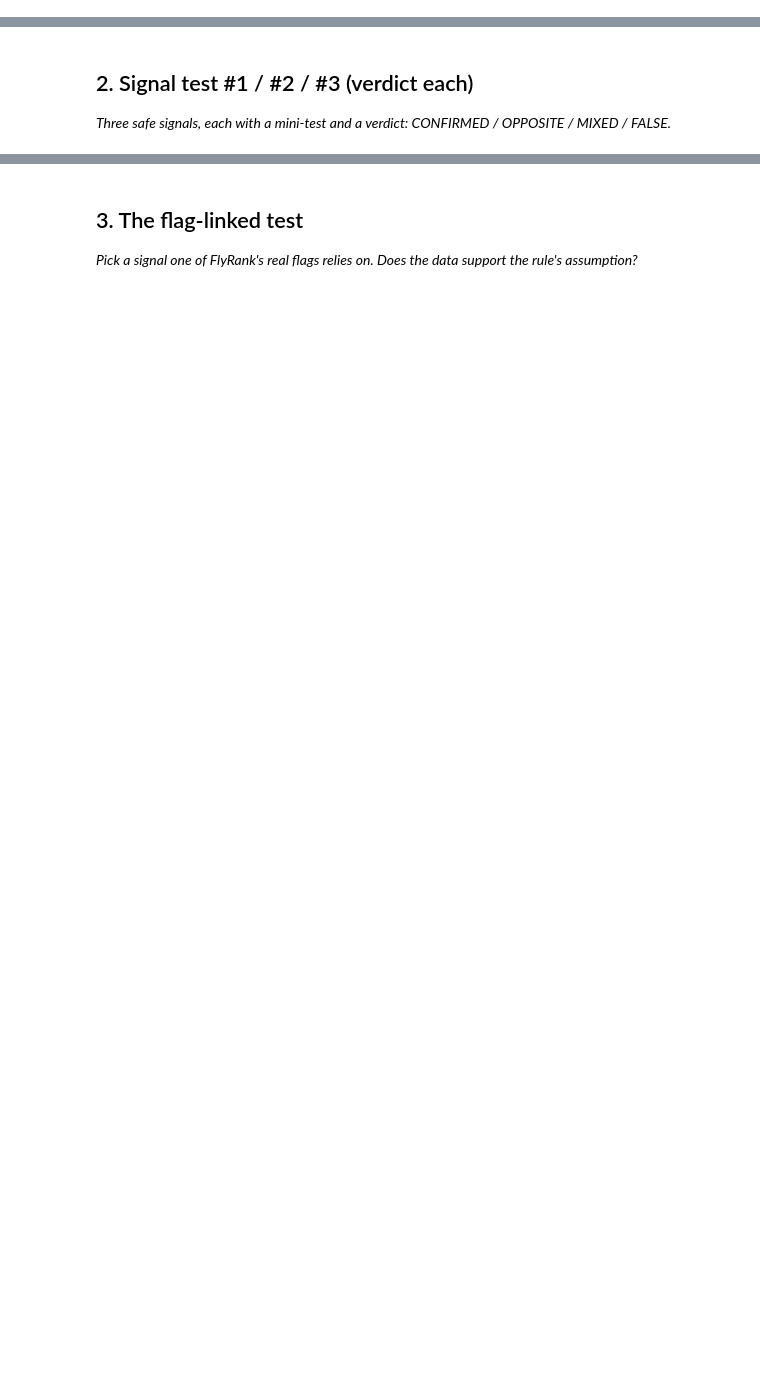
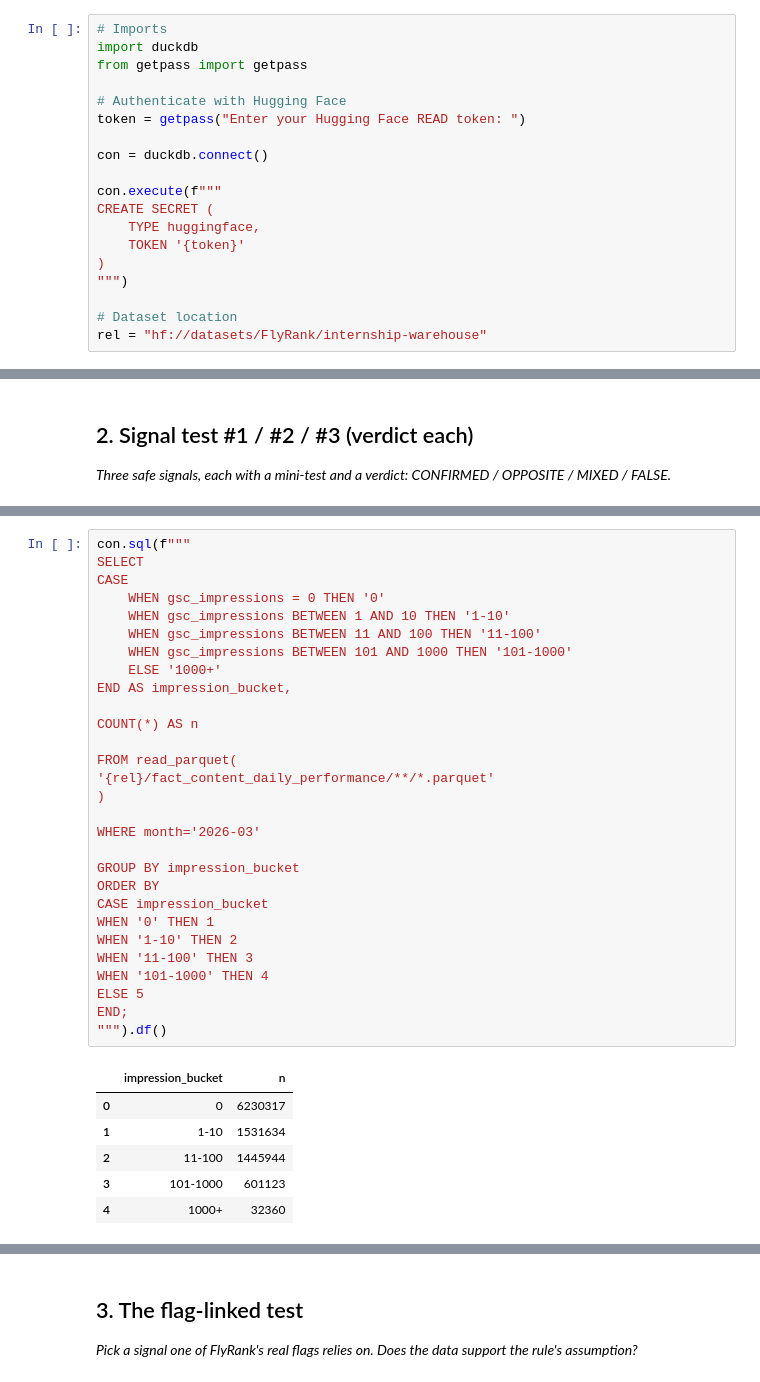
Before and after one commit to ShubhamSnSharma/flyrank-ml-internship, a Jupyter notebook: work/notebooks/w04_signal_audit.ipynb, the cells around one changed output, grey strips where cells are left out. Drawn from its saved outputs; the diff is of its cells as text; blank space fills up the shorter version.

```diff
--- a/work/notebooks/w04_signal_audit.ipynb
+++ b/work/notebooks/w04_signal_audit.ipynb
@@ -6,3 +6,22 @@
 This skeleton is yours to fill. Work the sections **in order** — each one has a one-line hint. Simple words, honest numbers.
 
 > Working with an AI assistant? Tell it to read `skills/README.md` first and load the one skill this assignment names on its card.
+# %%
+# Imports
+import duckdb
+from getpass import getpass
+
+# Authenticate with Hugging Face
+token = getpass("Enter your Hugging Face READ token: ")
+
+con = duckdb.connect()
+
+con.execute(f"""
+CREATE SECRET (
+    TYPE huggingface,
+    TOKEN '{token}'
+)
+""")
+
+# Dataset location
+rel = "hf://datasets/FlyRank/internship-warehouse"
@@ -16,0 +135,36 @@ This skeleton is yours to fill. Work the sections **in order** — each one has
+# %%
+con.sql(f"""
+SELECT
+CASE
+    WHEN gsc_impressions = 0 THEN '0'
+    WHEN gsc_impressions BETWEEN 1 AND 10 THEN '1-10'
+    WHEN gsc_impressions BETWEEN 11 AND 100 THEN '11-100'
+    WHEN gsc_impressions BETWEEN 101 AND 1000 THEN '101-1000'
+    ELSE '1000+'
+END AS impression_bucket,
+
+COUNT(*) AS n
+
+FROM read_parquet(
+'{rel}/fact_content_daily_performance/**/*.parquet'
+)
+
+WHERE month='2026-03'
+
+GROUP BY impression_bucket
+ORDER BY
+CASE impression_bucket
+WHEN '0' THEN 1
+WHEN '1-10' THEN 2
+WHEN '11-100' THEN 3
+WHEN '101-1000' THEN 4
+ELSE 5
+END;
+""").df()
+# %% [output]
+|  | impression_bucket | n |
+| 0 | 0 | 6230317 |
+| 1 | 1-10 | 1531634 |
+| 2 | 11-100 | 1445944 |
+| 3 | 101-1000 | 601123 |
+| 4 | 1000+ | 32360 |
```
Also changed, not shown: parts of 13 cells of this notebook.
